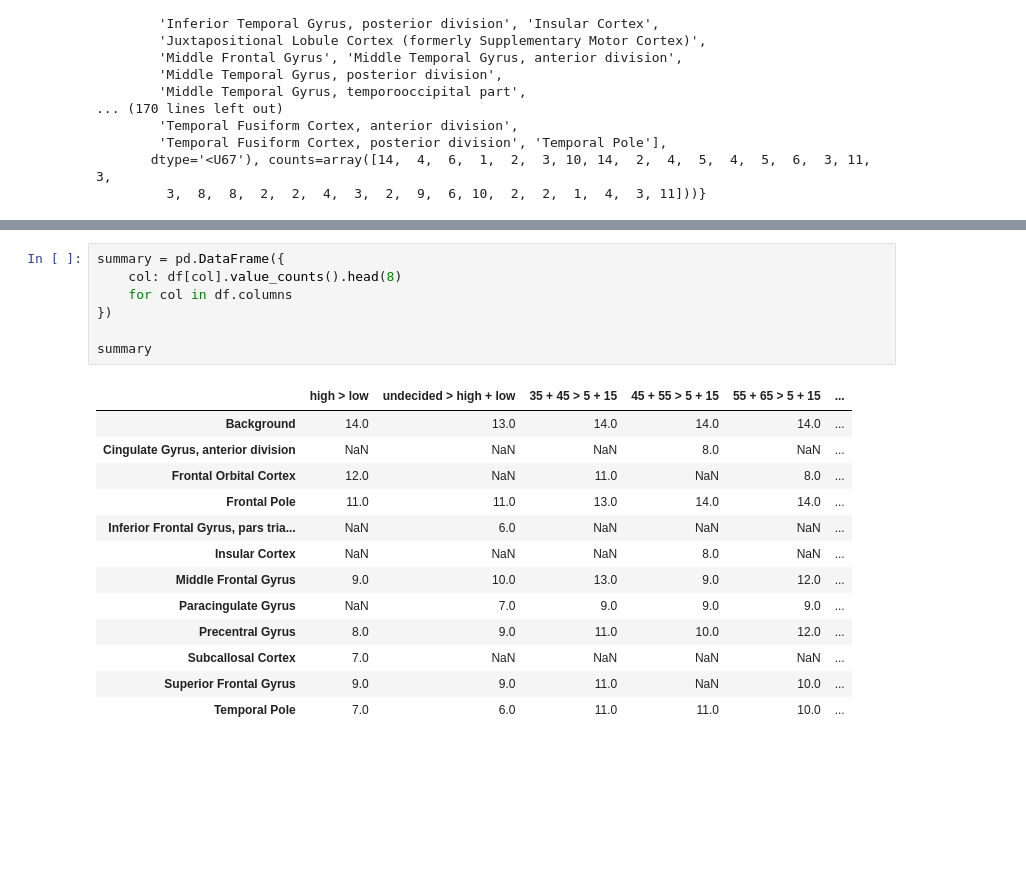
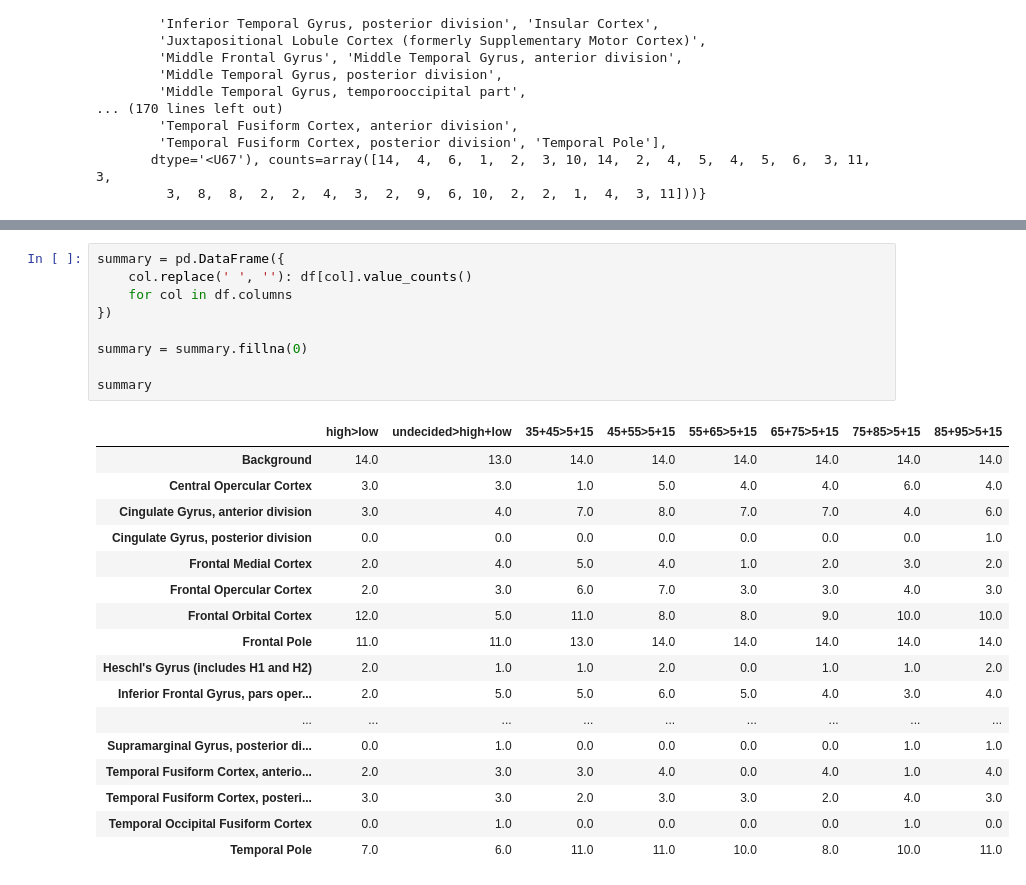
Before and after one commit to mducat/scz_familiarity_fMRI_ML, a Jupyter notebook: mri_all_subjects.ipynb, the cells around one changed output, grey strips where cells are left out. Saved outputs shown, nothing was run; the diff lists cells and outputs as text; blank space fills up the shorter version.

```diff
--- a/mri_all_subjects.ipynb
+++ b/mri_all_subjects.ipynb
@@ -260,22 +258,28 @@ Frontal Orbital Cortex    10
 Name: count, dtype: int64
 # %%
 summary = pd.DataFrame({
-    col: df[col].value_counts().head(8)
+    col.replace(' ', ''): df[col].value_counts()
     for col in df.columns
 })
 
+summary = summary.fillna(0)
+
 summary
 # %% [output]
-|  | high > low | undecided > high + low | 35 + 45 > 5 + 15 | 45 + 55 > 5 + 15 | 55 + 65 > 5 + 15 | ... |
-| Background | 14.0 | 13.0 | 14.0 | 14.0 | 14.0 | ... |
-| Cingulate Gyrus, anterior division | NaN | NaN | NaN | 8.0 | NaN | ... |
-| Frontal Orbital Cortex | 12.0 | NaN | 11.0 | NaN | 8.0 | ... |
-| Frontal Pole | 11.0 | 11.0 | 13.0 | 14.0 | 14.0 | ... |
-| Inferior Frontal Gyrus, pars tria... | NaN | 6.0 | NaN | NaN | NaN | ... |
-| Insular Cortex | NaN | NaN | NaN | 8.0 | NaN | ... |
-| Middle Frontal Gyrus | 9.0 | 10.0 | 13.0 | 9.0 | 12.0 | ... |
-| Paracingulate Gyrus | NaN | 7.0 | 9.0 | 9.0 | 9.0 | ... |
-| Precentral Gyrus | 8.0 | 9.0 | 11.0 | 10.0 | 12.0 | ... |
-| Subcallosal Cortex | 7.0 | NaN | NaN | NaN | NaN | ... |
-| Superior Frontal Gyrus | 9.0 | 9.0 | 11.0 | NaN | 10.0 | ... |
-| Temporal Pole | 7.0 | 6.0 | 11.0 | 11.0 | 10.0 | ... |
+|  | high>low | undecided>high+low | 35+45>5+15 | 45+55>5+15 | 55+65>5+15 | 65+75>5+15 | 75+85>5+15 | 85+95>5+15 |
+| Background | 14.0 | 13.0 | 14.0 | 14.0 | 14.0 | 14.0 | 14.0 | 14.0 |
+| Central Opercular Cortex | 3.0 | 3.0 | 1.0 | 5.0 | 4.0 | 4.0 | 6.0 | 4.0 |
+| Cingulate Gyrus, anterior division | 3.0 | 4.0 | 7.0 | 8.0 | 7.0 | 7.0 | 4.0 | 6.0 |
+| Cingulate Gyrus, posterior division | 0.0 | 0.0 | 0.0 | 0.0 | 0.0 | 0.0 | 0.0 | 1.0 |
+| Frontal Medial Cortex | 2.0 | 4.0 | 5.0 | 4.0 | 1.0 | 2.0 | 3.0 | 2.0 |
+| Frontal Opercular Cortex | 2.0 | 3.0 | 6.0 | 7.0 | 3.0 | 3.0 | 4.0 | 3.0 |
+| Frontal Orbital Cortex | 12.0 | 5.0 | 11.0 | 8.0 | 8.0 | 9.0 | 10.0 | 10.0 |
+| Frontal Pole | 11.0 | 11.0 | 13.0 | 14.0 | 14.0 | 14.0 | 14.0 | 14.0 |
+| Heschl's Gyrus (includes H1 and H2) | 2.0 | 1.0 | 1.0 | 2.0 | 0.0 | 1.0 | 1.0 | 2.0 |
+| Inferior Frontal Gyrus, pars oper... | 2.0 | 5.0 | 5.0 | 6.0 | 5.0 | 4.0 | 3.0 | 4.0 |
+| ... | ... | ... | ... | ... | ... | ... | ... | ... |
+| Supramarginal Gyrus, posterior di... | 0.0 | 1.0 | 0.0 | 0.0 | 0.0 | 0.0 | 1.0 | 1.0 |
+| Temporal Fusiform Cortex, anterio... | 2.0 | 3.0 | 3.0 | 4.0 | 0.0 | 4.0 | 1.0 | 4.0 |
+| Temporal Fusiform Cortex, posteri... | 3.0 | 3.0 | 2.0 | 3.0 | 3.0 | 2.0 | 4.0 | 3.0 |
+| Temporal Occipital Fusiform Cortex | 0.0 | 1.0 | 0.0 | 0.0 | 0.0 | 0.0 | 1.0 | 0.0 |
+| Temporal Pole | 7.0 | 6.0 | 11.0 | 11.0 | 10.0 | 8.0 | 10.0 | 11.0 |
```
Also changed, not shown: parts of 6 cells of this notebook.
